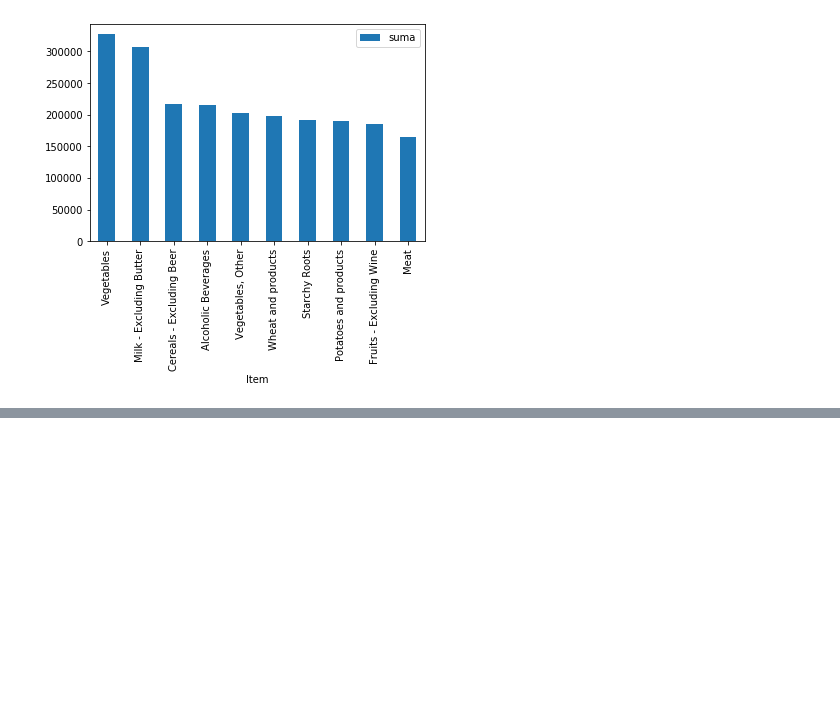
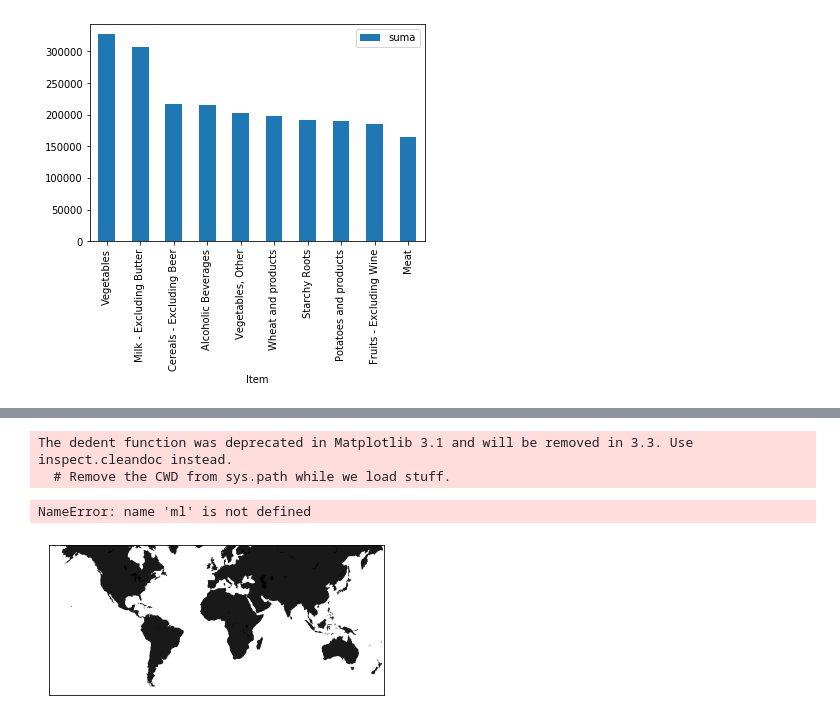
Before and after one commit to galanx22/data-labs, a Jupyter notebook: module-1/pipelines-project/your-code/input/Análisis Dataset Alimentos.ipynb, the cells around one changed output, grey strips where cells are left out. Saved outputs shown, nothing was run; the diff lists cells and outputs as text; code cells hidden in the pictures; blank space fills up the shorter version.

```diff
--- a/module-1/pipelines-project/your-code/input/Análisis Dataset Alimentos.ipynb
+++ b/module-1/pipelines-project/your-code/input/Análisis Dataset Alimentos.ipynb
@@ -183,0 +258,30 @@ spain.plot(kind='bar', x = 'Item', y = 'suma')
+# %%
+# Mercator of World (creation of worldmap)
+
+
+m1 = Basemap(projection='merc',
+            llcrnrlat=-60,
+            urcrnrlat=65,
+            llcrnrlon=-180,
+            urcrnrlon=180,
+            lat_ts=0,
+            resolution='c')
+
+m1.fillcontinents(color='#191919',lake_color='#000000') # dark grey land, black lakes
+ml.
+m1.drawmapboundary(fill_color='#000000')
+# black background
+m1.drawcoastlines(color='gray')
+
+m1.drawcountries(color='gray')
+#m1.drawcountries(linewidth=0.1, color="w")
+
+
+# Draw the points and show the plot
+m1.scatter(list(locations['longitude']), list(locations['latitude']), latlon = True, alpha = 0.7)
+plt.show()
+# %% [output]
+The dedent function was deprecated in Matplotlib 3.1 and will be removed in 3.3. Use inspect.cleandoc instead.
+  # Remove the CWD from sys.path while we load stuff.
+NameError: name 'ml' is not defined
+[figure, added]
```
Also changed, not shown: parts of 11 cells of this notebook, 2 other files.
